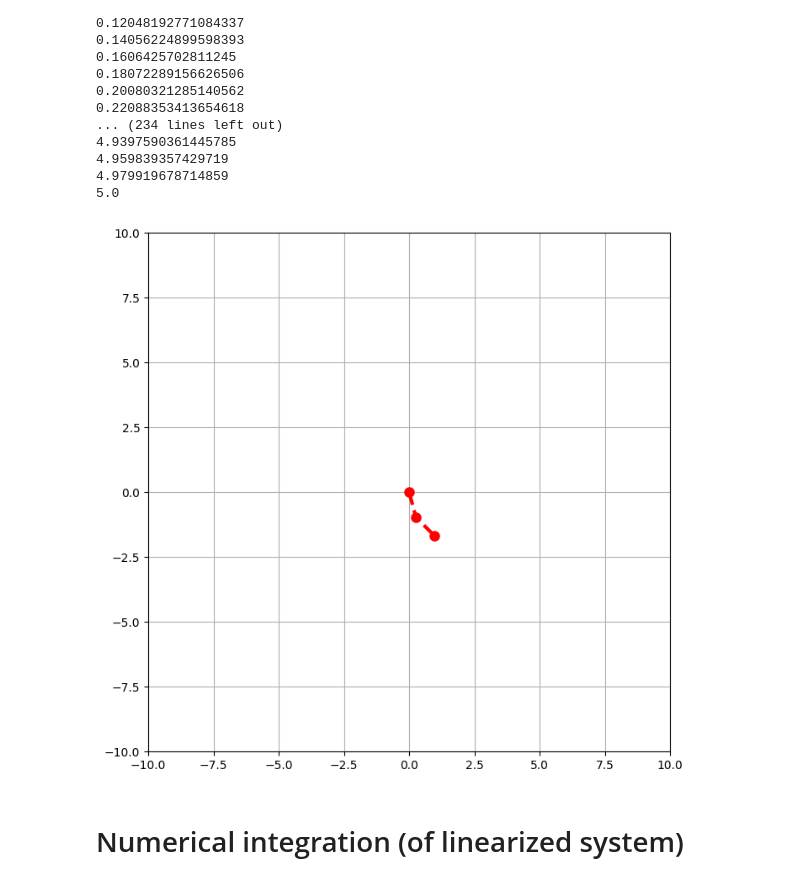
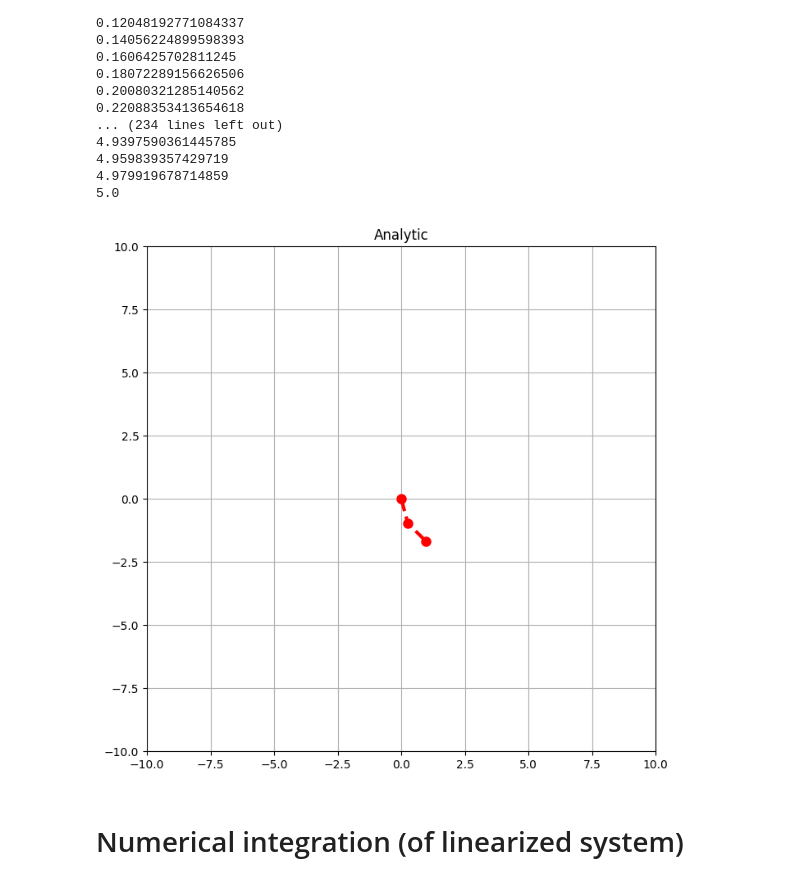
Before and after one commit to sedykh-ag/physics_games, a Jupyter notebook: hw1/hw.ipynb, the cells around one changed output. Cells and saved outputs as stored; diff of their text form; code cells hidden in the pictures.

```diff
--- a/hw1/hw.ipynb
+++ b/hw1/hw.ipynb
@@ -313,19 +313,20 @@ x1, y1, x2, y2 = get_x1y1x2y2(the1_fs, the2_fs, r1_fs, r2_fs)
 # %%
 from matplotlib import animation
 import matplotlib.pyplot as plt
 
 def animate(frame):
     ln1.set_data([0, x1[frame], x2[frame]], [0, y1[frame], y2[frame]])
 
 fig, ax = plt.subplots(1,1, figsize=(8,8))
 ax.grid()
 ln1, = plt.plot([], [], 'ro--', lw=3, markersize=8)
 ax.set_ylim(-10, 10)
 ax.set_xlim(-10, 10)
+plt.title("Analytic")
 ani = animation.FuncAnimation(fig, animate, frames=250, interval=50)
 ani.save('heavy_spring_linearized_analytic.gif', writer='pillow', fps=50)
 # %% [output]
-[figure, old version]
+[figure, new version]
 # %% [markdown]
 # Numerical integration (of linearized system)
 # %%
```
Also changed, not shown: parts of 1 cell of this notebook, 3 other files.
